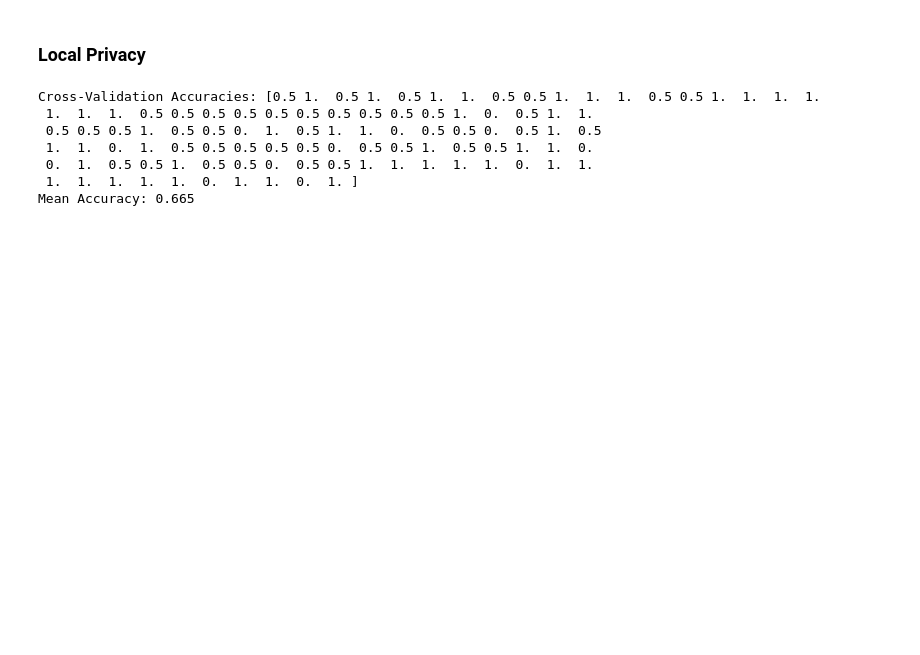
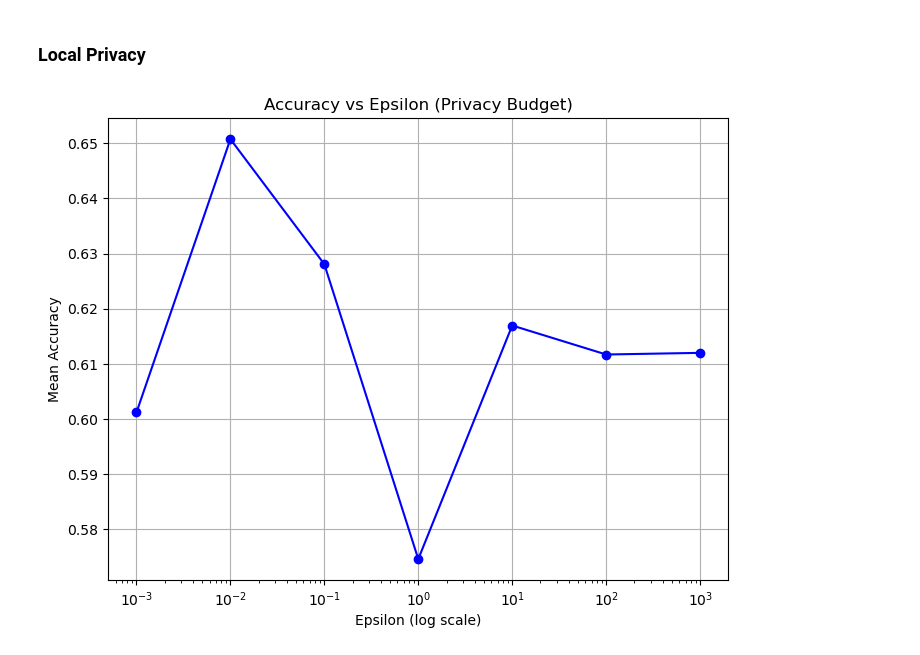
Before and after one commit to davidsmoreno/DifPrivHealthCostPredict, a Jupyter notebook: Titanic/Titanic.ipynb, the cells around one changed output. Cells and saved outputs as stored; diff of their text form; code cells hidden in the pictures; blank space fills up the shorter version.

Commit message:
Titanic Data

```diff
--- a/Titanic/Titanic.ipynb
+++ b/Titanic/Titanic.ipynb
@@ -216,83 +228,83 @@ def apply_categorical_privacy(X, categorical_columns, epsilon, method_name):
     return X
 # Prepare dataset
 # %%
-import torch
 import numpy as np
 import pandas as pd
-from sklearn.model_selection import cross_val_score, cross_validate
+import matplotlib.pyplot as plt
+from sklearn.model_selection import cross_val_score
 from sklearn.ensemble import GradientBoostingClassifier
 from sklearn.pipeline import Pipeline
 from sklearn.compose import ColumnTransformer
 from sklearn.impute import SimpleImputer
 from sklearn.preprocessing import OneHotEncoder
-from sklearn.metrics import accuracy_score
 
-# Assuming the privacy methods and Normalizer class are already defined
-
-# Apply privacy-preserving transformations
-epsilon = 1 # Privacy budget
+# Assuming the apply_numerical_privacy, apply_categorical_privacy, and PrivacyPreserving are already defined
 
 # Drop rows with missing values to simplify the process
 titanic_data = titanic_data.dropna()
 
 # Define features and target
 X = titanic_data[['Pclass', 'Sex', 'Age', 'Fare', 'Embarked']]
 y = titanic_data['Survived']
 
-# Step 1: Apply privacy-preserving transformations to numerical columns
-numerical_columns = ['Age', 'Fare']
-X_priv_numerical = apply_numerical_privacy(X.copy(), numerical_columns, epsilon)
-
-# Step 2: Apply privacy-preserving transformations to categorical columns
-categorical_columns = ['Pclass', 'Sex', 'Embarked']
-X_priv_categorical = apply_categorical_privacy(X.copy(), categorical_columns, epsilon, 'rappor_privacy')
-
-# Combine numerical and categorical transformations
-X_priv_combined = X_priv_numerical.copy()
-X_priv_combined[categorical_columns] = X_priv_categorical[categorical_columns]
-
-# Step 3: Apply differential privacy to the target variable (y, 'Survived')
-y_priv_df = pd.DataFrame({'Survived': y})
-y_priv = PrivacyPreserving(y_priv_df, 'Survived', epsilon).apply_privacy_method('rappor_privacy')
-y_priv = y_priv_df['Survived']  # Extract the transformed 'Survived' column after privacy
-
-# Step 4: Define the column transformer for imputing missing values and encoding categorical features
+# Define column transformer for imputing and encoding
 numerical_features = ['Age', 'Fare']
 numerical_transformer = Pipeline(steps=[
     ('imputer', SimpleImputer(strategy='median'))
 ])
 
 categorical_features = ['Pclass', 'Sex', 'Embarked']
 categorical_transformer = Pipeline(steps=[
     ('imputer', SimpleImputer(strategy='most_frequent')),
     ('encoder', OneHotEncoder(handle_unknown='ignore'))
 ])
 
 # Define the preprocessor for the pipeline
 preprocessor = ColumnTransformer(
     transformers=[
         ('num', numerical_transformer, numerical_features),
         ('cat', categorical_transformer, categorical_features)
     ])
 
-# Step 5: Create a Pipeline with the preprocessor and the classifier
+# Create a Pipeline with the preprocessor and the classifier
 pipeline = Pipeline(steps=[
     ('preprocessor', preprocessor),
     ('classifier', GradientBoostingClassifier())
 ])
 
-# Step 6: Apply cross-validation to evaluate the model
-# Use cross-validation to calculate accuracy across multiple folds
-cv_results = cross_val_score(pipeline, X_priv_combined, y_priv, cv=100, scoring='accuracy')
+# Define a list of epsilon values to evaluate (logarithmic scale from 0.1 to 100)
+epsilons = np.logspace(-3, 3, 7)
+accuracies = []
 
-# Print the cross-validation results
-print(f'Cross-Validation Accuracies: {cv_results}')
-print(f'Mean Accuracy: {np.mean(cv_results)}')
+# Loop through each epsilon value
+for epsilon in epsilons:
+    # Step 1: Apply privacy-preserving transformations to numerical columns
+    X_priv_numerical = apply_numerical_privacy(X.copy(), numerical_features, epsilon)
+
+    # Step 2: Apply privacy-preserving transformations to categorical columns
+    X_priv_categorical = apply_categorical_privacy(X.copy(), categorical_features, epsilon, 'rappor_privacy')
+
+    # Combine numerical and categorical transformations
+    X_priv_combined = X_priv_numerical.copy()
+    X_priv_combined[categorical_features] = X_priv_categorical[categorical_features]
+
+    # Step 3: Apply differential privacy to the target variable (y, 'Survived')
+    y_priv_df = pd.DataFrame({'Survived': y})
+    y_priv = PrivacyPreserving(y_priv_df, 'Survived', epsilon).apply_privacy_method('rappor_privacy')
+    y_priv = y_priv_df['Survived']  # Extract the transformed 'Survived' column after privacy
+
+    # Step 4: Perform cross-validation and calculate accuracy
+    cv_results = cross_val_score(pipeline, X_priv_combined, y_priv, cv=5, scoring='accuracy')
+    accuracies.append(np.mean(cv_results))
+
+# Step 5: Plot the accuracy for each epsilon
+plt.figure(figsize=(8, 6))
+plt.plot(epsilons, accuracies, marker='o', linestyle='-', color='b')
+plt.xscale('log')
+plt.xlabel('Epsilon (log scale)')
+plt.ylabel('Mean Accuracy')
+plt.title('Accuracy vs Epsilon (Privacy Budget)')
+plt.grid(True)
+plt.show()
 # %% [output]
-Cross-Validation Accuracies: [0.5 1.  0.5 1.  0.5 1.  1.  0.5 0.5 1.  1.  1.  0.5 0.5 1.  1.  1.  1.
- 1.  1.  1.  0.5 0.5 0.5 0.5 0.5 0.5 0.5 0.5 0.5 0.5 1.  0.  0.5 1.  1.
- 0.5 0.5 0.5 1.  0.5 0.5 0.  1.  0.5 1.  1.  0.  0.5 0.5 0.  0.5 1.  0.5
- 1.  1.  0.  1.  0.5 0.5 0.5 0.5 0.5 0.  0.5 0.5 1.  0.5 0.5 1.  1.  0.
- 0.  1.  0.5 0.5 1.  0.5 0.5 0.  0.5 0.5 1.  1.  1.  1.  1.  0.  1.  1.
- 1.  1.  1.  1.  1.  0.  1.  1.  0.  1. ]
-Mean Accuracy: 0.665
+[figure, added]
```
Also changed, not shown: parts of 3 cells of this notebook, 4 other files.
